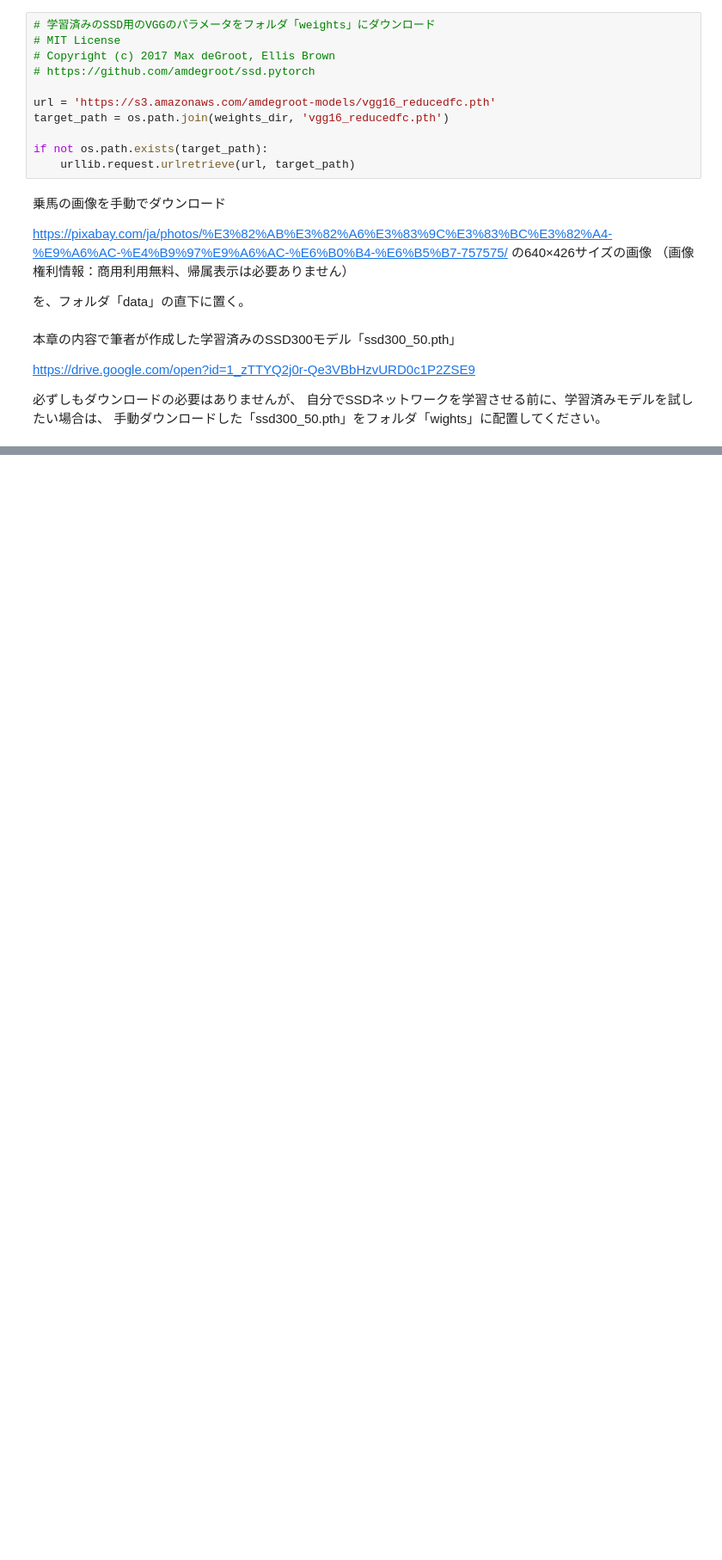
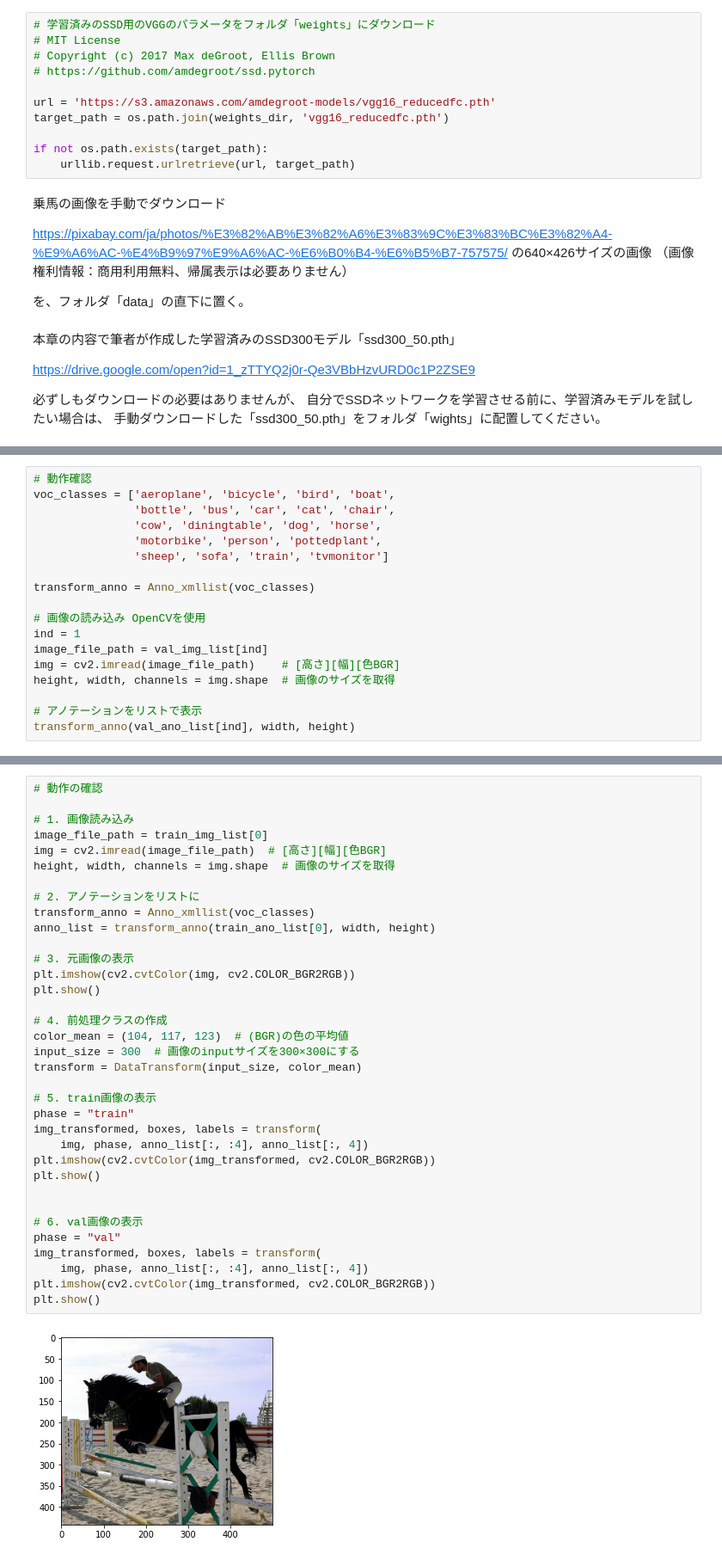
Before and after one commit to sekihan02/datasenv_build, a Jupyter notebook: SSD.ipynb, the cells around one changed output, grey strips where cells are left out. Shown: that part at 86% size. Saved outputs shown, nothing was run; the diff lists cells and outputs as text; blank space fills up the shorter version.

```diff
--- a/SSD.ipynb
+++ b/SSD.ipynb
@@ -88,0 +277,18 @@ https://drive.google.com/open?id=1_zTTYQ2j0r-Qe3VBbHzvURD0c1P2ZSE9
+# %%
+# 動作確認
+voc_classes = ['aeroplane', 'bicycle', 'bird', 'boat',
+               'bottle', 'bus', 'car', 'cat', 'chair',
+               'cow', 'diningtable', 'dog', 'horse',
+               'motorbike', 'person', 'pottedplant',
+               'sheep', 'sofa', 'train', 'tvmonitor']
+
+transform_anno = Anno_xmllist(voc_classes)
+
+# 画像の読み込み OpenCVを使用
+ind = 1
+image_file_path = val_img_list[ind]
+img = cv2.imread(image_file_path)    # [高さ][幅][色BGR]
+height, width, channels = img.shape  # 画像のサイズを取得
+
+# アノテーションをリストで表示
+transform_anno(val_ano_list[ind], width, height)
@@ -88,0 +350,37 @@ https://drive.google.com/open?id=1_zTTYQ2j0r-Qe3VBbHzvURD0c1P2ZSE9
+# %%
+# 動作の確認
+
+# 1. 画像読み込み
+image_file_path = train_img_list[0]
+img = cv2.imread(image_file_path)  # [高さ][幅][色BGR]
+height, width, channels = img.shape  # 画像のサイズを取得
+
+# 2. アノテーションをリストに
+transform_anno = Anno_xmllist(voc_classes)
+anno_list = transform_anno(train_ano_list[0], width, height)
+
+# 3. 元画像の表示
+plt.imshow(cv2.cvtColor(img, cv2.COLOR_BGR2RGB))
+plt.show()
+
+# 4. 前処理クラスの作成
+color_mean = (104, 117, 123)  # (BGR)の色の平均値
+input_size = 300  # 画像のinputサイズを300×300にする
+transform = DataTransform(input_size, color_mean)
+
+# 5. train画像の表示
+phase = "train"
+img_transformed, boxes, labels = transform(
+    img, phase, anno_list[:, :4], anno_list[:, 4])
+plt.imshow(cv2.cvtColor(img_transformed, cv2.COLOR_BGR2RGB))
+plt.show()
+
+
+# 6. val画像の表示
+phase = "val"
+img_transformed, boxes, labels = transform(
+    img, phase, anno_list[:, :4], anno_list[:, 4])
+plt.imshow(cv2.cvtColor(img_transformed, cv2.COLOR_BGR2RGB))
+plt.show()
+# %% [output]
+[figure, added]
```
Also changed, not shown: parts of 17 cells of this notebook, 7 other files.
